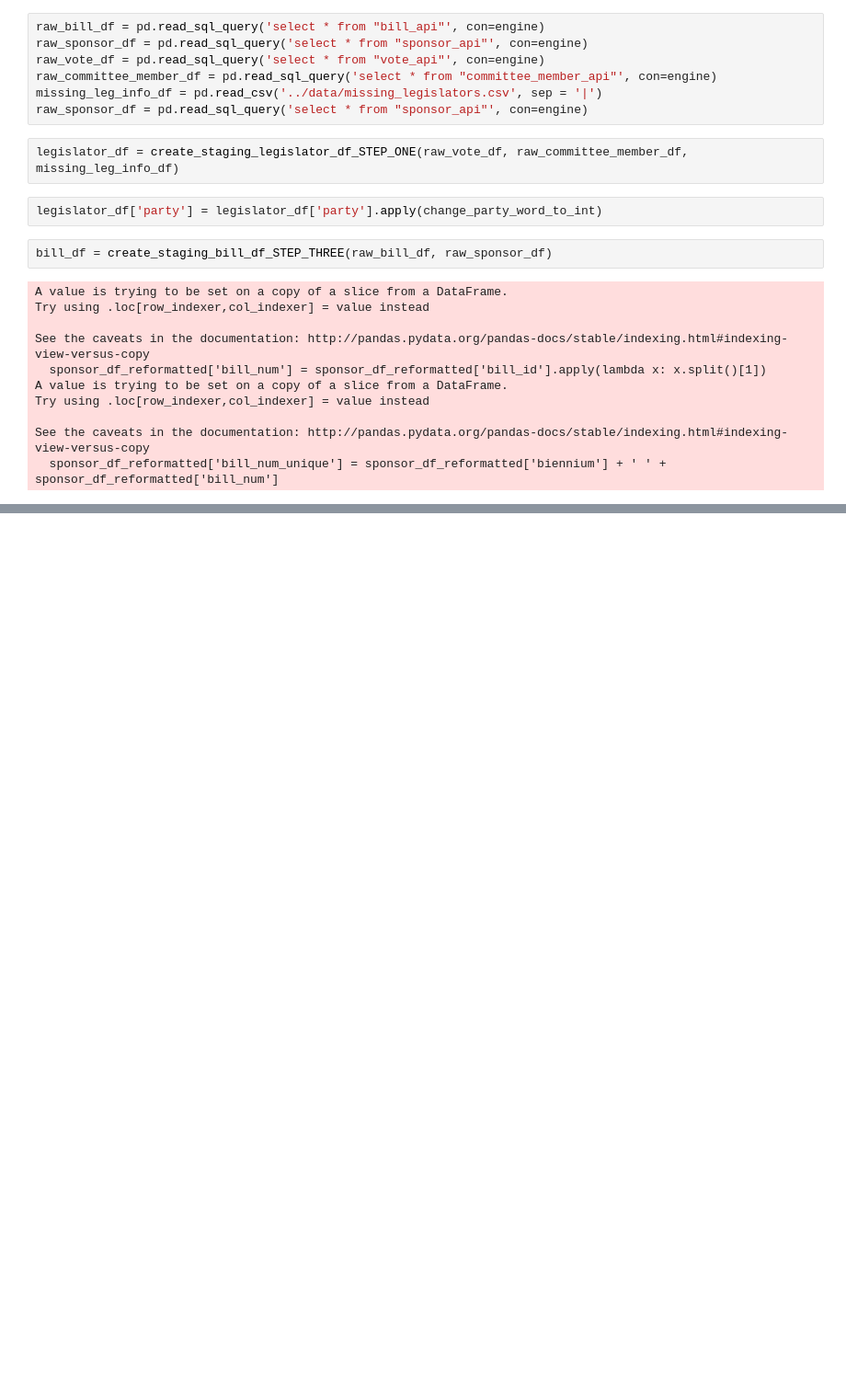
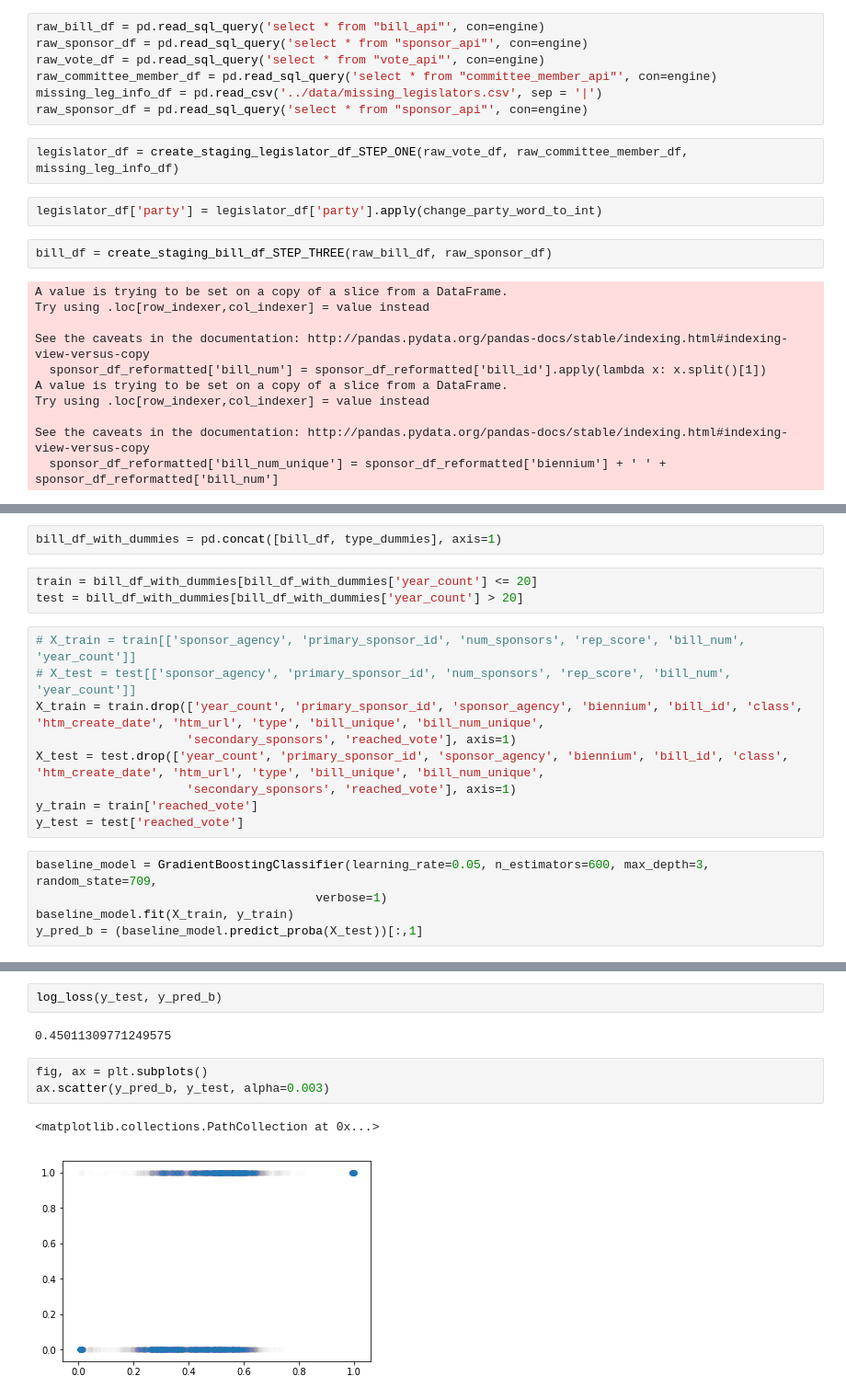
Before and after one commit to ekarboski/washington_state_legislation, a Jupyter notebook: archive/Label_bills_voted_on.ipynb, the cells around one changed output, grey strips where cells are left out. Shown at 92% size. Cells and saved outputs as stored; diff of their text form; blank space fills up the shorter version.

Commit message:
Create baseline model and start final model for predicting reached_vote

```diff
--- a/archive/Label_bills_voted_on.ipynb
+++ b/archive/Label_bills_voted_on.ipynb
@@ -169,0 +167,19 @@ sponsor_agency DONE
+# %%
+bill_df_with_dummies = pd.concat([bill_df, type_dummies], axis=1)
+# %%
+train = bill_df_with_dummies[bill_df_with_dummies['year_count'] <= 20]
+test = bill_df_with_dummies[bill_df_with_dummies['year_count'] > 20]
+# %%
+# X_train = train[['sponsor_agency', 'primary_sponsor_id', 'num_sponsors', 'rep_score', 'bill_num', 'year_count']]
+# X_test = test[['sponsor_agency', 'primary_sponsor_id', 'num_sponsors', 'rep_score', 'bill_num', 'year_count']]
+X_train = train.drop(['year_count', 'primary_sponsor_id', 'sponsor_agency', 'biennium', 'bill_id', 'class', 'htm_create_date', 'htm_url', 'type', 'bill_unique', 'bill_num_unique',
+                     'secondary_sponsors', 'reached_vote'], axis=1)
+X_test = test.drop(['year_count', 'primary_sponsor_id', 'sponsor_agency', 'biennium', 'bill_id', 'class', 'htm_create_date', 'htm_url', 'type', 'bill_unique', 'bill_num_unique',
+                     'secondary_sponsors', 'reached_vote'], axis=1)
+y_train = train['reached_vote']
+y_test = test['reached_vote']
+# %%
+baseline_model = GradientBoostingClassifier(learning_rate=0.05, n_estimators=600, max_depth=3, random_state=709,
+                                       verbose=1)
+baseline_model.fit(X_train, y_train)
+y_pred_b = (baseline_model.predict_proba(X_test))[:,1]
@@ -169,0 +204,10 @@ sponsor_agency DONE
+# %%
+log_loss(y_test, y_pred_b)
+# %% [output]
+0.45011309771249575
+# %%
+fig, ax = plt.subplots()
+ax.scatter(y_pred_b, y_test, alpha=0.003)
+# %% [output]
+<matplotlib.collections.PathCollection at 0x...>
+[figure, added]
```
Also changed, not shown: parts of 20 cells of this notebook.
